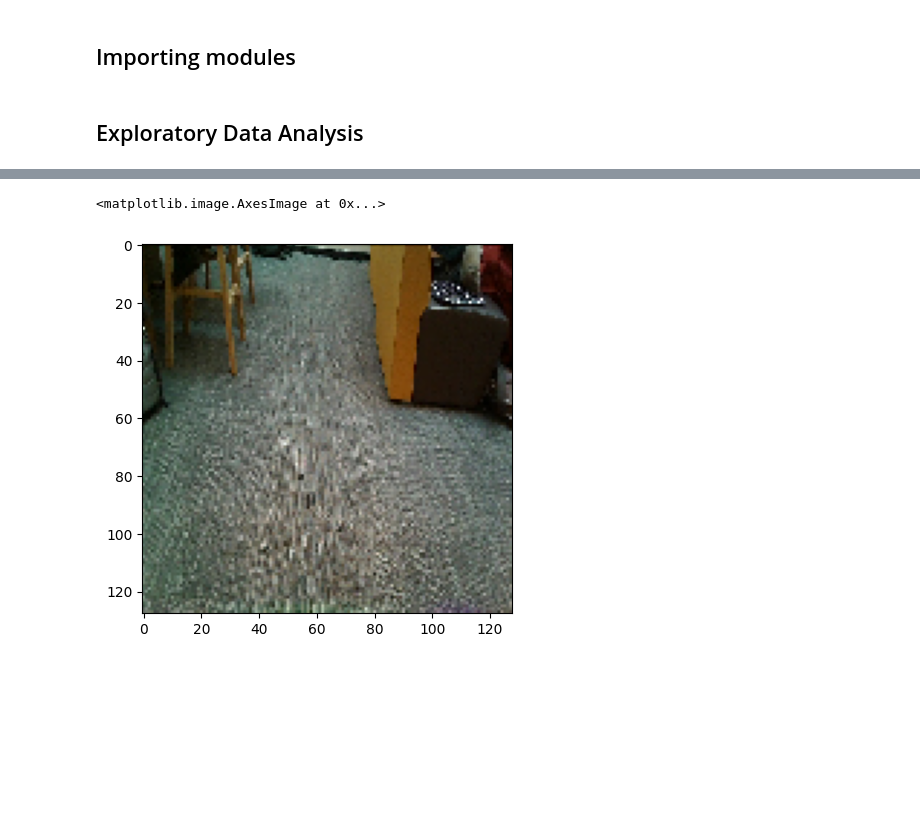
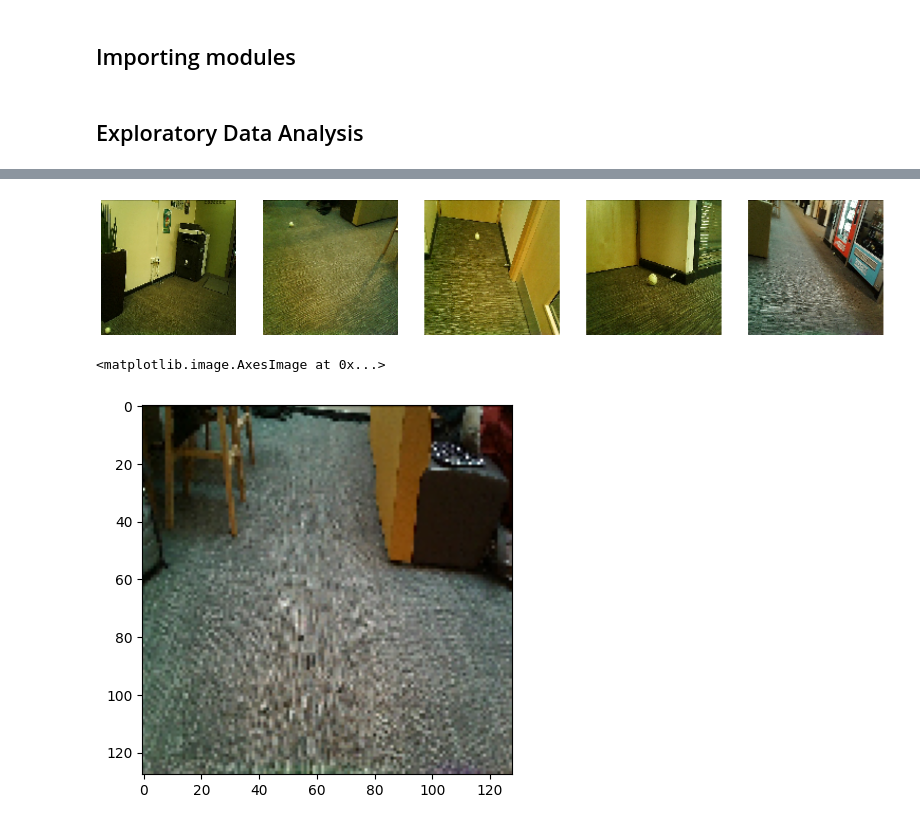
Before and after one commit to ALejandroCh17/Tennis-Ball-Robot, a Jupyter notebook: rally_rover_tennis_ball_detector.ipynb, the cells around one changed output, grey strips where cells are left out. Cells and saved outputs as stored; diff of their text form; code cells hidden in the pictures; blank space fills up the shorter version.

```diff
--- a/rally_rover_tennis_ball_detector.ipynb
+++ b/rally_rover_tennis_ball_detector.ipynb
@@ -24,7 +25,2 @@ import os
 # %% [markdown]
 ## Exploratory Data Analysis
-# %%
-# Showing ball image
-img = load_img('/content/drive/My Drive/Capstone Dataset/Binary Tennis Ball Classification/test/balls/ball5.jpg', color_mode='rgb', target_size=(128,128))
-img_arr = img_to_array(img)
-plt.imshow(img)
@@ -34,3 +27,19 @@ plt.imshow(img)
+# %%
+# Print 5 random images
+image_directory = '/content/drive/My Drive/Capstone Dataset/Binary Tennis Ball Classification/test/balls/'
+image_files = os.listdir(image_directory)
+selected_images = random.sample(image_files, 5)
+
+plt.figure(figsize=(20, 4))
+for i, image_file in enumerate(selected_images):
+    img_path = os.path.join(image_directory, image_file)
+    img = load_img(img_path, color_mode='rgb', target_size=(128, 128))
+    plt.subplot(1, 5, i + 1)
+    plt.imshow(img)
+    plt.axis('off')
+plt.show()
+# %% [output]
+[figure, added]
 # %%
 # Showing no ball image
 img = load_img('/content/drive/My Drive/Capstone Dataset/Binary Tennis Ball Classification/test/empty/empty6.jpg', color_mode='rgb', target_size=(128,128))
```
Also changed, not shown: parts of 18 cells of this notebook.
